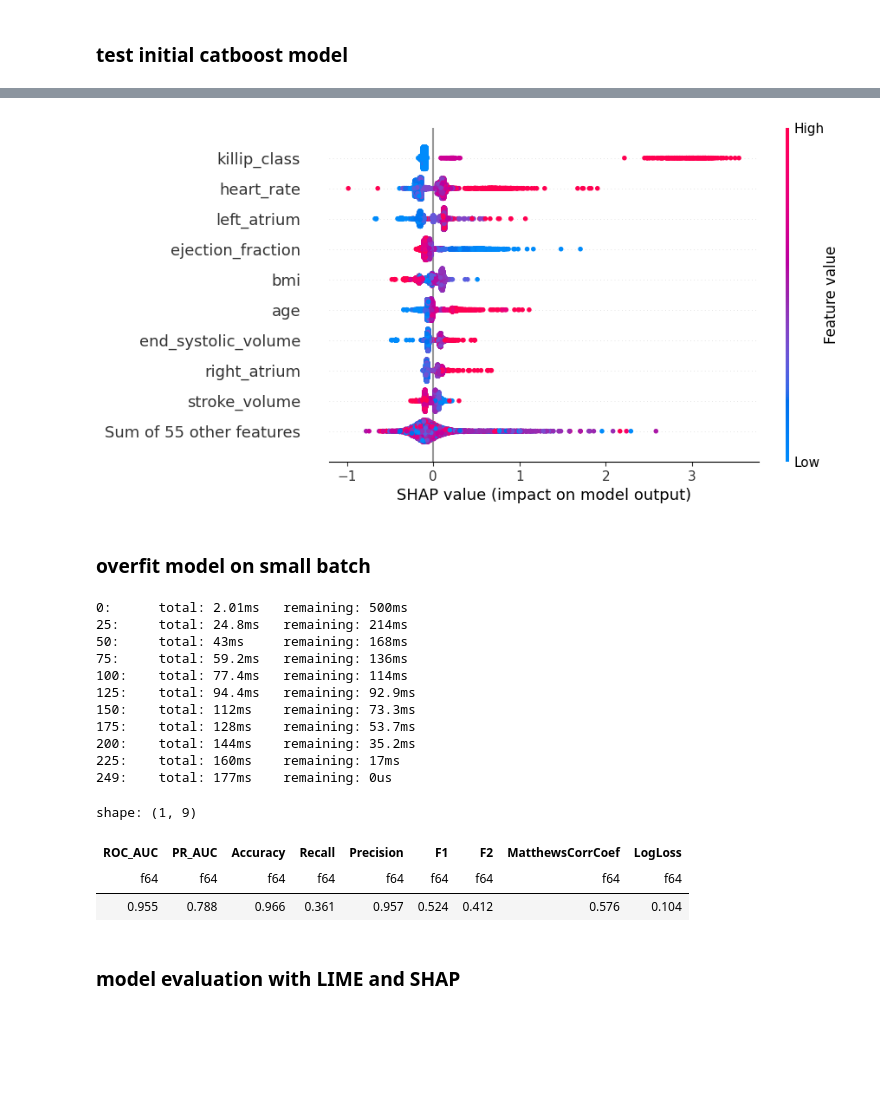
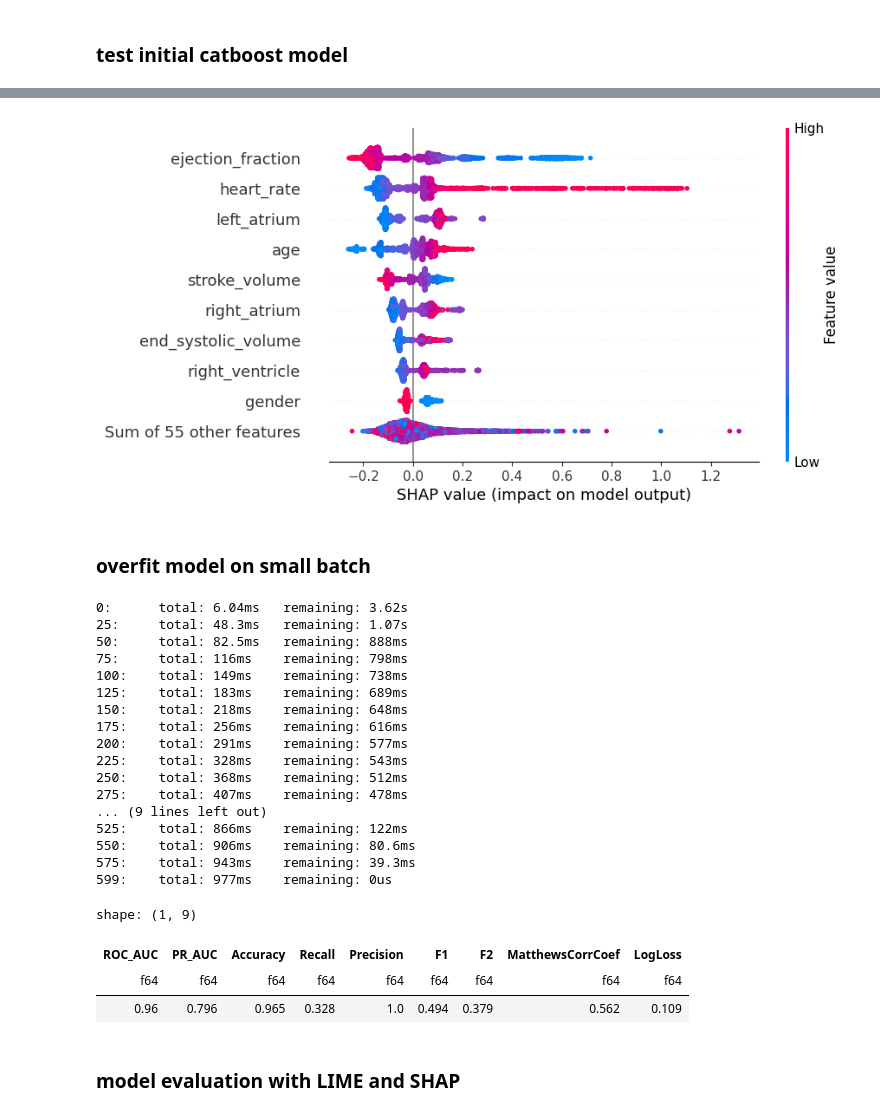
Before and after one commit to KonstantinBurkin/parse-records, a Jupyter notebook: notebooks/8.2_make_models.ipynb, the cells around one changed output, grey strips where cells are left out. Cells and saved outputs as stored; diff of their text form; code cells hidden in the pictures; blank space fills up the shorter version.

Commit message:
impute after split and tune catboost

```diff
--- a/notebooks/8.2_make_models.ipynb
+++ b/notebooks/8.2_make_models.ipynb
@@ -108,7 +112,7 @@ numerical_feature_map = {
 # %%
 path = "data_for_models"
 os.makedirs(os.path.join(FILES_DIR, path), exist_ok=True)
-file_name = "imputed_labeled_data.parquet"
+file_name = "labeled_data_filtered.parquet"
 file_path = os.path.join(FILES_DIR, path, file_name)
 labeled_data = pl.read_parquet(file_path)
 
@@ -338,0 +575,20 @@ shape: (1, 9)
+# %%
+model = CatBoostClassifier(
+    random_seed=2024,
+    cat_features=list(icd_feature_map.values()),
+    eval_metric="AUC",
+    **study.best_params,
+)
+
+model.fit(
+    X=X_train_cut.to_pandas(),
+    y=y_train_cut.to_pandas(),
+    early_stopping_rounds=50,
+    verbose=25,
+    eval_set=(
+        X_eval.to_pandas(),
+        y_eval.to_pandas(),
+    ),
+)
+
+display(classification_metrics(y_test, model.predict_proba(X_test.to_pandas())[:, 1]))
@@ -339,10 +615,10 @@ shape: (1, 9)
 # %%
 explainer = shap.TreeExplainer(model)
-shap_values = explainer(X_train.to_pandas())
+shap_values = explainer(X_train_cut.to_pandas())
 shap.plots.beeswarm(
     shap_values,
     plot_size=(8, 5),
 )
 plt.show()
 # %% [output]
-[figure, old version]
+[figure, new version]
@@ -353,9 +635,7 @@ model = CatBoostClassifier(
     random_seed=2024,
     cat_features=list(icd_feature_map.values()),
     eval_metric="AUC",
-    depth=3,
-    iterations=250,
-    learning_rate=0.06,
+    **study.best_params,
 )
 
 model.fit(
@@ -371,21 +651,27 @@ model.fit(
 
 display(classification_metrics(y_eval, model.predict_proba(X_eval.to_pandas())[:, 1]))
 # %% [output]
-0:      total: 2.01ms   remaining: 500ms
-25:     total: 24.8ms   remaining: 214ms
-50:     total: 43ms     remaining: 168ms
-75:     total: 59.2ms   remaining: 136ms
-100:    total: 77.4ms   remaining: 114ms
-125:    total: 94.4ms   remaining: 92.9ms
-150:    total: 112ms    remaining: 73.3ms
-175:    total: 128ms    remaining: 53.7ms
-200:    total: 144ms    remaining: 35.2ms
-225:    total: 160ms    remaining: 17ms
-249:    total: 177ms    remaining: 0us
+0:      total: 6.04ms   remaining: 3.62s
+25:     total: 48.3ms   remaining: 1.07s
+50:     total: 82.5ms   remaining: 888ms
+75:     total: 116ms    remaining: 798ms
+100:    total: 149ms    remaining: 738ms
+125:    total: 183ms    remaining: 689ms
+150:    total: 218ms    remaining: 648ms
+175:    total: 256ms    remaining: 616ms
+200:    total: 291ms    remaining: 577ms
+225:    total: 328ms    remaining: 543ms
+250:    total: 368ms    remaining: 512ms
+275:    total: 407ms    remaining: 478ms
+... (9 lines left out)
+525:    total: 866ms    remaining: 122ms
+550:    total: 906ms    remaining: 80.6ms
+575:    total: 943ms    remaining: 39.3ms
+599:    total: 977ms    remaining: 0us
 shape: (1, 9)
 | ROC_AUC | PR_AUC | Accuracy | Recall | Precision | F1 | F2 | MatthewsCorrCoef | LogLoss |
 | f64 | f64 | f64 | f64 | f64 | f64 | f64 | f64 | f64 |
-| 0.955 | 0.788 | 0.966 | 0.361 | 0.957 | 0.524 | 0.412 | 0.576 | 0.104 |
+| 0.96 | 0.796 | 0.965 | 0.328 | 1.0 | 0.494 | 0.379 | 0.562 | 0.109 |
 # %% [markdown]
 ### model evaluation with LIME and SHAP
 # %%
```
Also changed, not shown: parts of 19 cells of this notebook.
